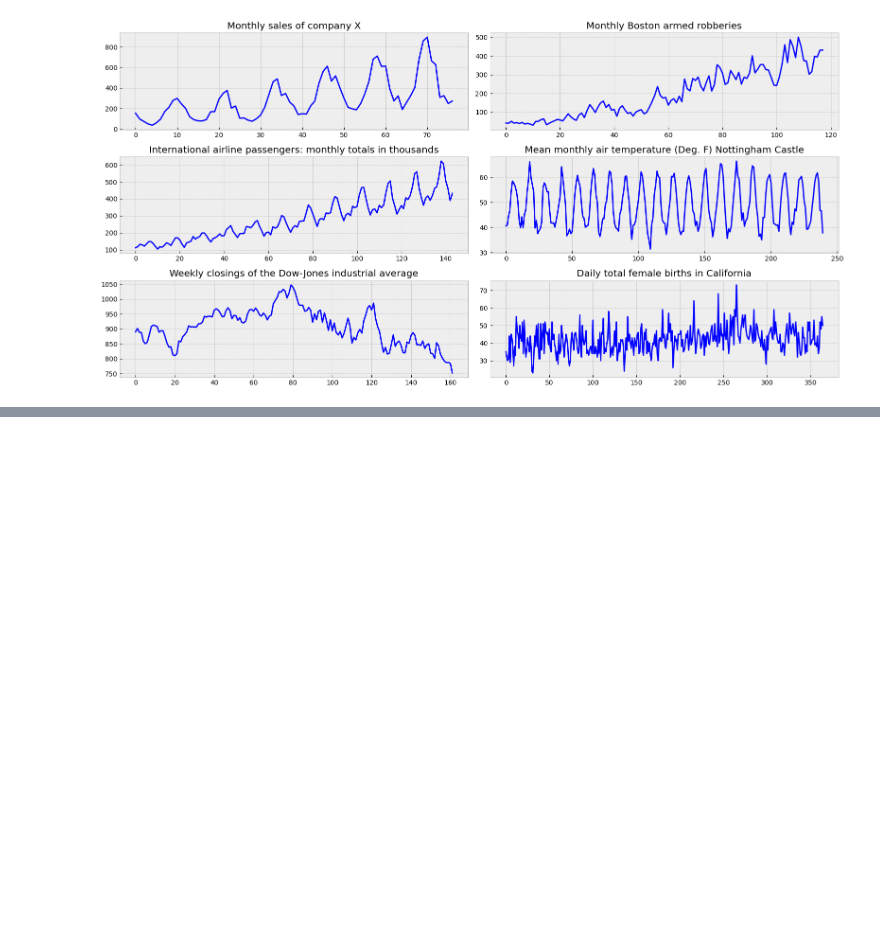
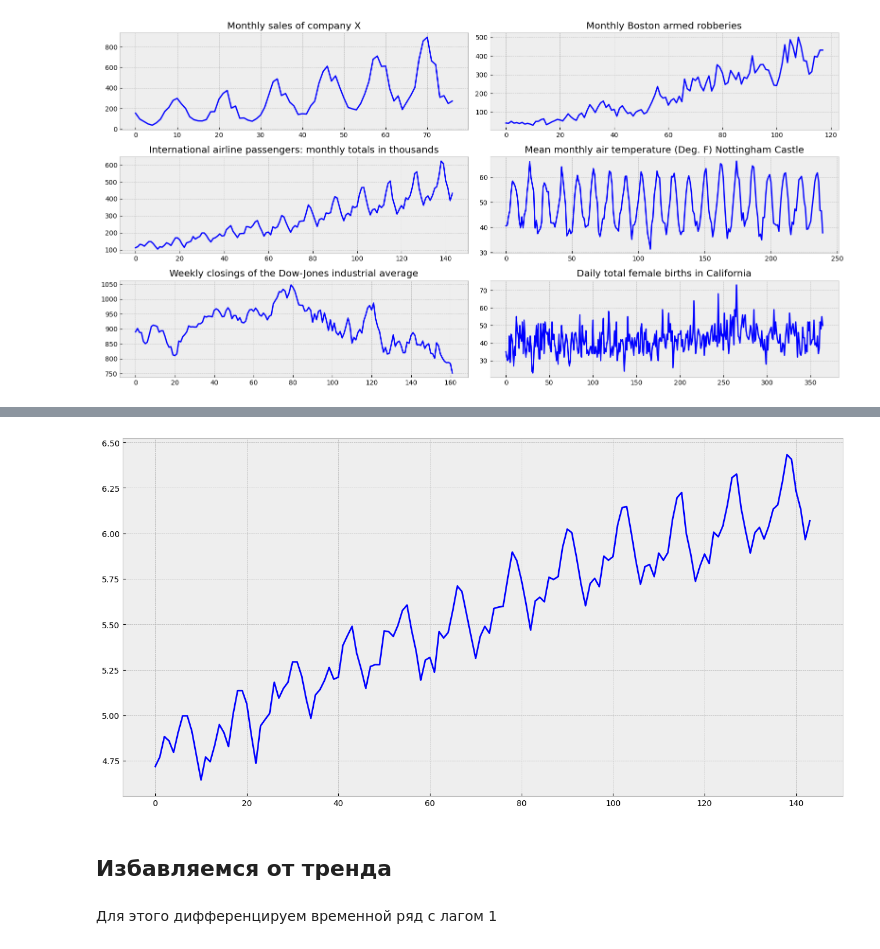
Before and after one commit to BalshowAndrew/time_series, a Jupyter notebook: ts_studying/01_lect.ipynb, the cells around one changed output, grey strips where cells are left out. Saved outputs shown, nothing was run; the diff lists cells and outputs as text; code cells hidden in the pictures; blank space fills up the shorter version.

```diff
--- a/ts_studying/01_lect.ipynb
+++ b/ts_studying/01_lect.ipynb
@@ -51,0 +83,10 @@ with plt.style.context('bmh'):
+# %%
+with plt.style.context('bmh'):
+    plt.figure(figsize=(16, 8))
+    plt.plot(series, color='blue')
+# %% [output]
+[figure, added]
+# %% [markdown]
+## Избавляемся от тренда
+# %% [markdown]
+Для этого дифференцируем временной ряд с лагом 1
```
Also changed, not shown: parts of 21 cells of this notebook, 5 other files.
